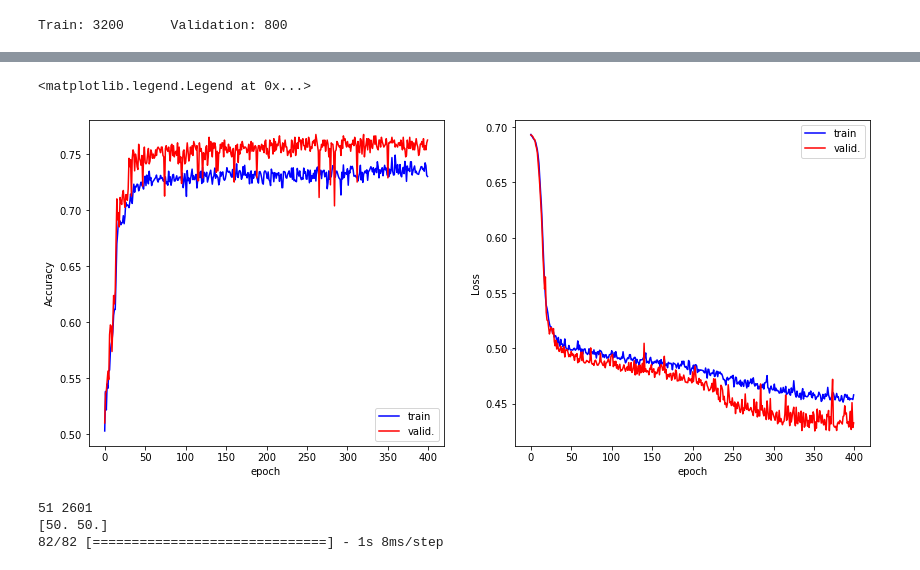
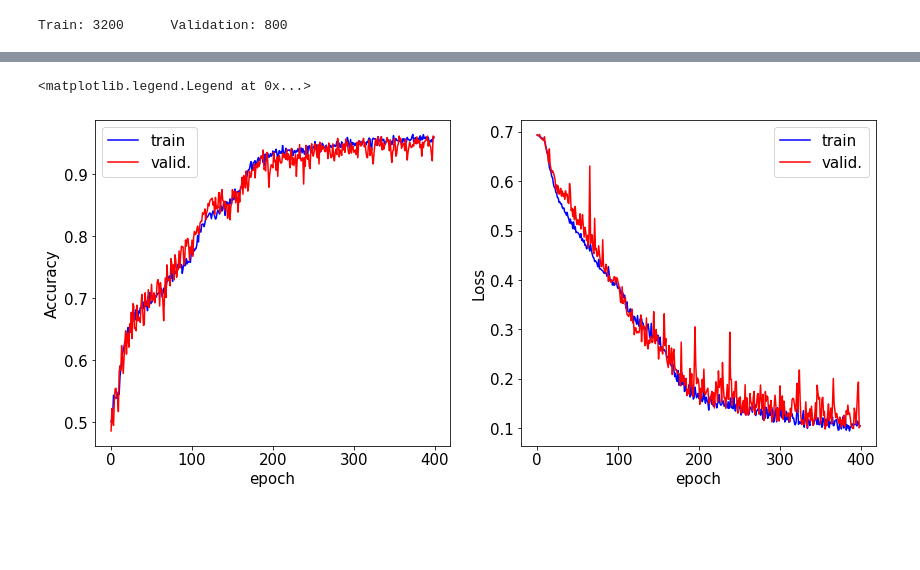
Before and after one commit to threeblueonebrowneyes/lcpb-homework, a Jupyter notebook: HW_01/ex_1.ipynb, the cells around one changed output, grey strips where cells are left out. Cells and saved outputs as stored; diff of their text form; code cells hidden in the pictures; blank space fills up the shorter version.

Commit message:
Properly rescale data
Reduce number of parameter of gridsearch.
Use better naming convension for history

```diff
--- a/HW_01/ex_1.ipynb
+++ b/HW_01/ex_1.ipynb
@@ -153,6 +282,12 @@ whith a score of 0.83875
 # %%
-nepochs=300
+nepochs=400
 
-model = compile_model(optimizer=grid_result.best_params_['optimizer'],
-                              act_func=grid_result.best_params_['act_func'],
-                              neurons=grid_result.best_params_['model__neurons'])
+model_complete = compile_model(optimizer=grid_result.best_params_['optimizer'],
+                      act_func=grid_result.best_params_['act_func'],
+                      neurons=grid_result.best_params_['model__neurons'])
+
+history_complete = model_complete.fit(x_train, y_train,
+                    epochs = nepochs,
+                    batch_size = grid_result.best_params_['batch_size'],
+                    validation_data=(x_valid,y_valid),
+                    verbose=1)
@@ -159,6 +311,0 @@ model = compile_model(optimizer=grid_result.best_params_['optimizer'],
-# %%
-history = model.fit(x_train, y_train,
-                    epochs = nepochs,
-                    batch_size = grid_result.best_params_['batch_size'],
-                    validation_data=(x_valid,y_valid),
-                    verbose=2)
@@ -616,6 +758,7 @@ def create_DNN(act_func, neurons):
     model.add(Dense(units=neurons,activation=act_func))
     model.add(Dense(units=neurons,activation=act_func))
     model.add(Dense(units=neurons,activation=act_func))
+    model.add(Dense(units=neurons,activation=act_func))
     model.add(Dropout(0.01)) #it is applied to the last layer, need to be reader in keras documentation
     model.add(Dense(1,activation='sigmoid'))
 
@@ -632,8 +773,12 @@ model_nonlinear = compile_model()
 # %%
+model_nonlinear = compile_model(optimizer=grid_result.best_params_['optimizer'],
+                              act_func='ReLU',
+                              neurons=grid_result.best_params_['model__neurons'])
+
 nepoch=400
-history = model_nonlinear.fit(x_train, y_train,
-               epochs = nepoch, batch_size = 50,
+history_nonlinear = model_nonlinear.fit(x_train, y_train,
+               epochs = nepoch, batch_size = grid_result.best_params_['batch_size'],
                validation_data=(x_valid,y_valid),
-               verbose=2)
+               verbose=1)
 # %% [output]
 Epoch 1/400
@@ -656,20 +801,20 @@ Epoch 400/400
 # %%
 fig,AX=plt.subplots(1,2,figsize=(14,6.))
 ax=AX[0]
-ax.plot(history.history['accuracy'],label="train",c="b")
-ax.plot(history.history['val_accuracy'],label="valid.",c="r")
+ax.plot(history_nonlinear.history['accuracy'],label="train",c="b")
+ax.plot(history_nonlinear.history['val_accuracy'],label="valid.",c="r")
 ax.set_xlabel('epoch')
 ax.set_ylabel("Accuracy")
 ax.legend()
 ax=AX[1]
-ax.plot(history.history['loss'],label="train",c="b")
-ax.plot(history.history['val_loss'],label="valid.",c="r")
+ax.plot(history_nonlinear.history['loss'],label="train",c="b")
+ax.plot(history_nonlinear.history['val_loss'],label="valid.",c="r")
 ax.set_xlabel('epoch')
 ax.set_ylabel("Loss")
 ax.legend()
 # %% [output]
 <matplotlib.legend.Legend at 0x...>
-[figure, old version]
+[figure, new version]
 # %%
 dX = 2
 X1 = np.arange(-50,50+dX, dX)
@@ -688,7 +833,21 @@ print(grid[-1])
 grid_r = grid/50
 
 pred = model_nonlinear.predict(grid_r)
+
+fig,AX=plt.subplots(1,3,figsize=(16,5.))
+ax=AX[0]
+ax.scatter(x[:,0],x[:,1],c=y)
+ax.set_title("data")
+
+ax=AX[1]
+ax.scatter(grid[:,0],grid[:,1],c=pred)
+ax.set_title("prediction $\\hat y$")
+
+ax=AX[2]
+W1=np.where(pred>0.5)[0]
+ax.scatter(grid[:,0],grid[:,1],c="#000000")
+ax.scatter(grid[W1,0],grid[W1,1],c="#ffc77f")
+ax.set_title("where $\\hat y > 1/2$")
+
+plt.show
+plt.show
-# %% [output]
-51 2601
-[50. 50.]
-82/82 [==============================] - 1s 8ms/step
```
Also changed, not shown: parts of 36 cells of this notebook.
